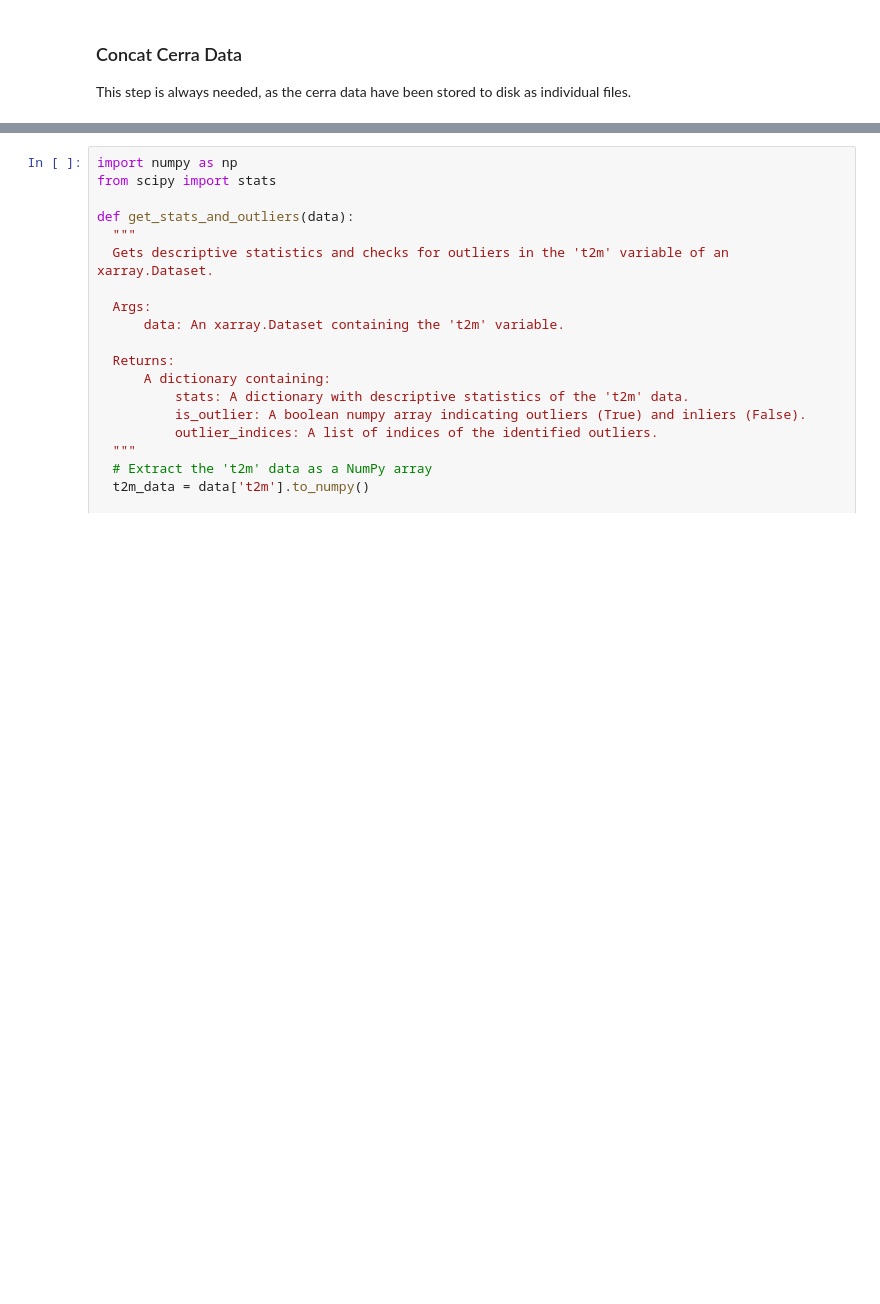
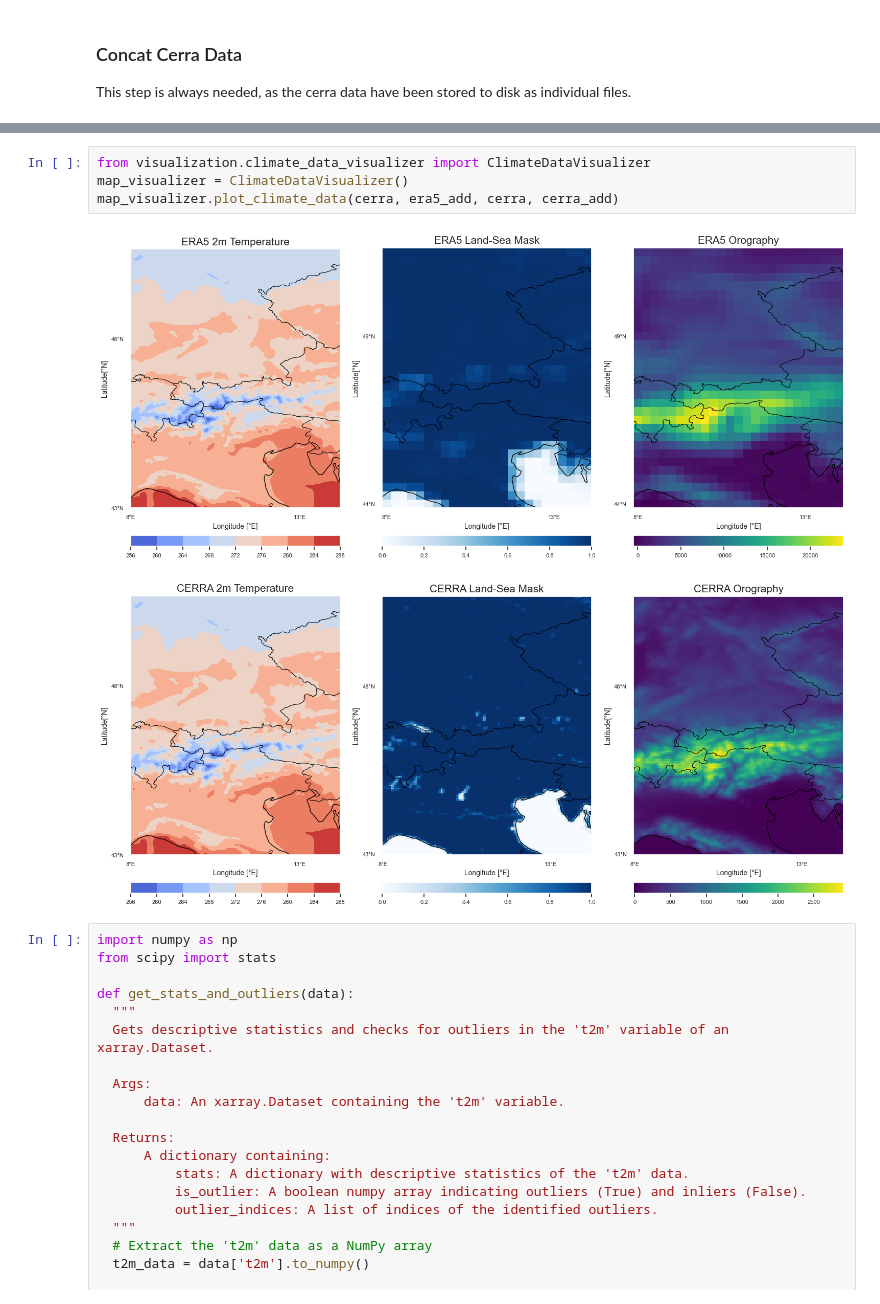
Before and after one commit to riccih-dev/bac_unet_downscaling, a Jupyter notebook: data_processing_10y.ipynb, the cells around one changed output, grey strips where cells are left out. Drawn from its saved outputs; the diff is of its cells as text; blank space fills up the shorter version.

```diff
--- a/data_processing_10y.ipynb
+++ b/data_processing_10y.ipynb
@@ -530,3 +516,10 @@ Attributes:
+# %%
+from visualization.climate_data_visualizer import ClimateDataVisualizer
+map_visualizer = ClimateDataVisualizer()
+map_visualizer.plot_climate_data(cerra, era5_add, cerra, cerra_add)
+# %% [output]
+[figure, added]
+[figure, added]
 # %%
 import numpy as np
 from scipy import stats
```
Also changed, not shown: parts of 10 cells of this notebook, 13 other files.
